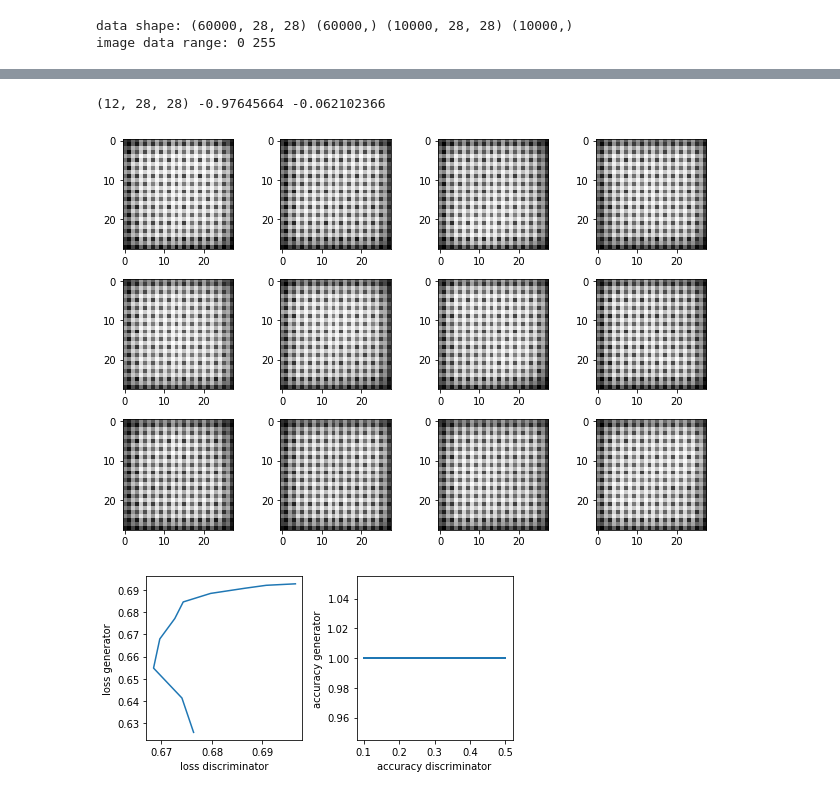
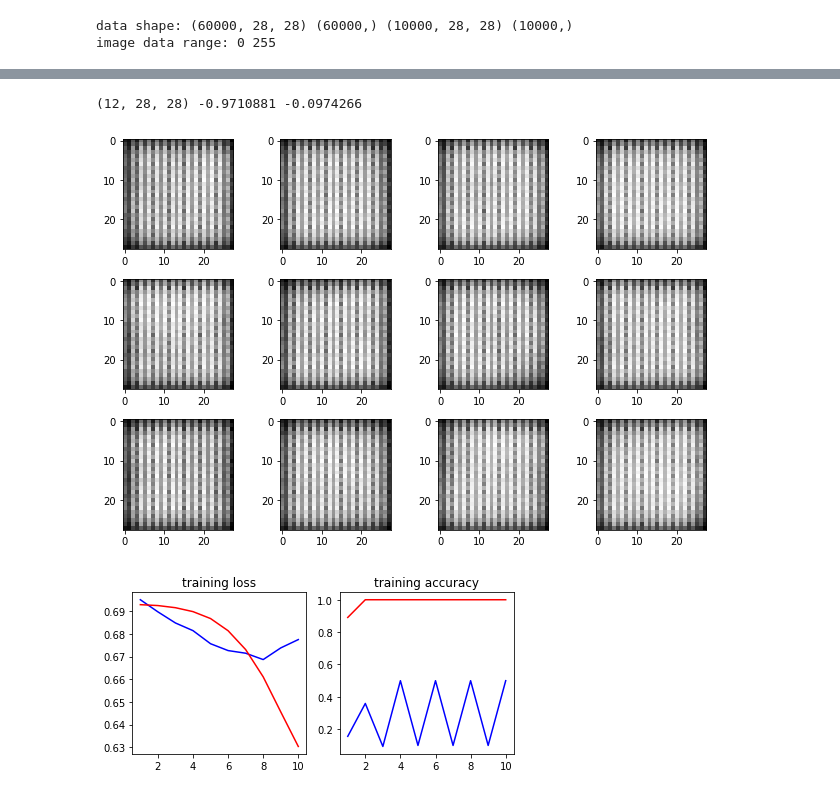
Before and after one commit to kota7/ilearn-gan, a Jupyter notebook: 2_gan-for-generating-mnist-images.ipynb, the cells around one changed output, grey strips where cells are left out. Saved outputs shown, nothing was run; the diff lists cells and outputs as text; code cells hidden in the pictures.

Commit message:
clean mnist gan notebook

```diff
--- a/2_gan-for-generating-mnist-images.ipynb
+++ b/2_gan-for-generating-mnist-images.ipynb
@@ -237,15 +195,15 @@ plot_images(fake, nrow=2, ncol=3)
 # %%
 class GAN:
     def __init__(self, generator, discriminator, data, test_data,
-                 name="mnist", functional=False, **kwargs):
+                 name="mnist", **kwargs):
         self.generator = generator
         self.discriminator = discriminator
         self.data = data
         self.test_data = test_data
         self.name = name
-        self.setup(functional=functional, **kwargs)
+        self.setup(**kwargs)
 
-    def setup(self, functional=False,
+    def setup(self,
               lr_d=0.0002, beta1_d=0.5, beta2_d=0.999,
               lr_g=0.0002, beta1_g=0.5, beta2_g=0.999):
         self.discriminator.trainable = True
@@ -253,13 +211,10 @@ class GAN:
         self.discriminator.compile(loss="binary_crossentropy", optimizer=opt, metrics=["accuracy"])
 
         self.discriminator.trainable = False
-        if functional:
-            x = Input(self.generator.input_shape[1:])
-            y = self.generator(x)
-            y = self.discriminator(y)
-            gan = Model(inputs=x, outputs=y)
-        else:
-            gan = Sequential([self.generator, self.discriminator])
+        x = Input(self.generator.input_shape[1:])
+        y = self.generator(x)
+        y = self.discriminator(y)
+        gan = Model(inputs=x, outputs=y)
         opt = Adam(learning_rate=lr_g, beta_1=beta1_g, beta_2=beta2_g)
         gan.compile(loss="binary_crossentropy", optimizer=opt, metrics=["accuracy"])
         self.gan = gan
@@ -285,7 +240,6 @@ class GAN:
         y_gan = np.ones((batchsize, 1))
         res_g = self.gan.train_on_batch(x_gan, y_gan)
 
-#        return res_d_real, res_d_fake, res_g
         return res_d, res_g
 
     def evaluate(self, iteration, batchsize=512):
@@ -351,28 +305,29 @@ Iter 10: loss=(0.574, 0.782), acc=(1.000, 0.000)
 # %%
 def post_estimation_summary(gan, history):
     fake = generate_fake_data(gan.generator, 12).squeeze()  # remove the channels dimension
     print(fake.shape, np.min(fake), np.max(fake))
     fig = plot_images(fake, nrow=3, ncol=4)
     display(fig)
     plt.close(fig)
 
     fig, ax = plt.subplots(1, 2, figsize=(6, 3))
-    ax[0].plot(history["loss_d"], history["loss_g"])
-    ax[0].set_xlabel("loss discriminator")
-    ax[0].set_ylabel("loss generator")
-    ax[1].plot(history["acc_d"], history["acc_g"])
-    ax[1].set_xlabel("accuracy discriminator")
-    ax[1].set_ylabel("accuracy generator")
+    n = len(history["loss_d"])
+    ax[0].plot(range(1, n+1), history["loss_d"], color="blue", label="discriminator")
+    ax[0].plot(range(1, n+1), history["loss_g"], color="red", label="generator")
+    ax[0].set_title("training loss")
+    ax[1].plot(range(1, n+1), history["acc_d"], color="blue", label="discriminator")
+    ax[1].plot(range(1, n+1), history["acc_g"], color="red", label="generator")
+    ax[1].set_title("training accuracy")
     fig.tight_layout()
     display(fig)
     plt.close(fig)
 
 # test
 post_estimation_summary(gan, history)
 # %% [output]
-(12, 28, 28) -0.97645664 -0.062102366
+(12, 28, 28) -0.9710881 -0.0974266
-[figure, old version]
+[figure, new version]
-[figure, old version]
+[figure, new version]
 # %%
 data = RealDataset(x_tr, normalizer=Normalizer())
 test_data = RealDataset(x_te, normalizer=Normalizer())
```
Also changed, not shown: parts of 15 cells of this notebook.
